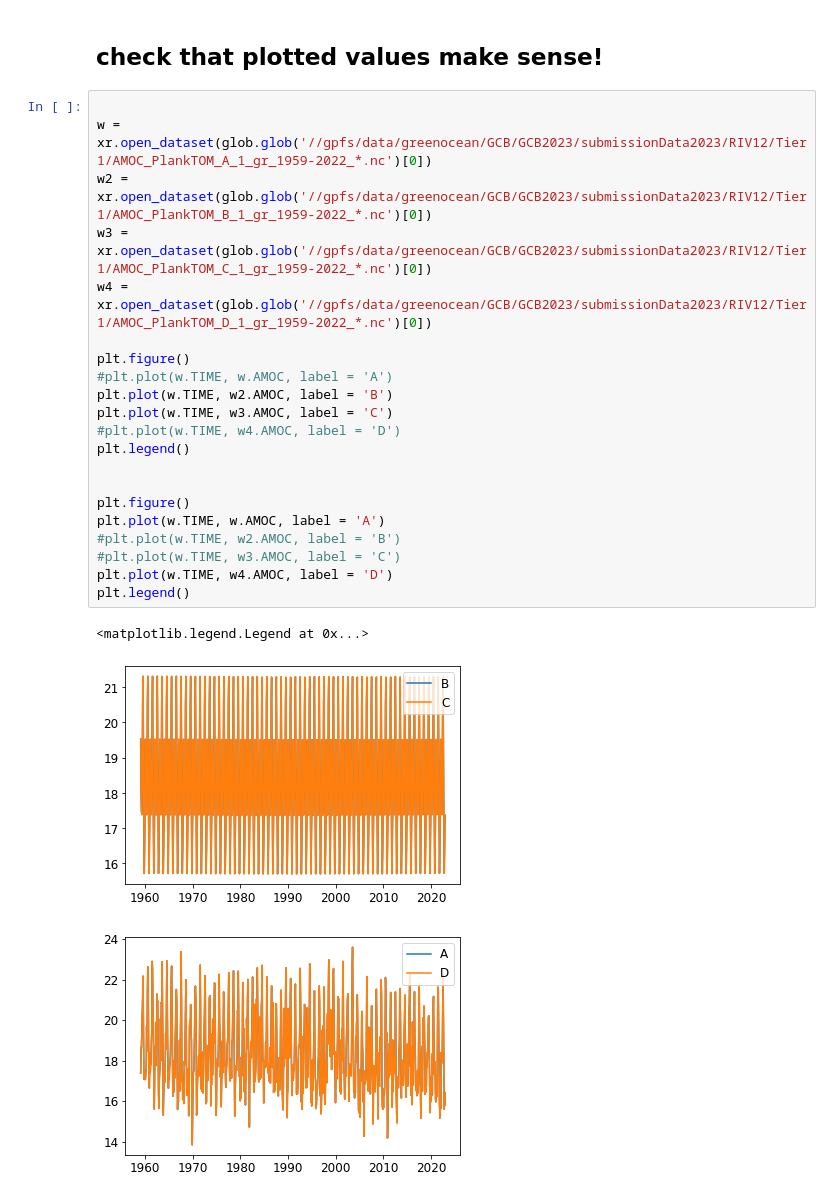
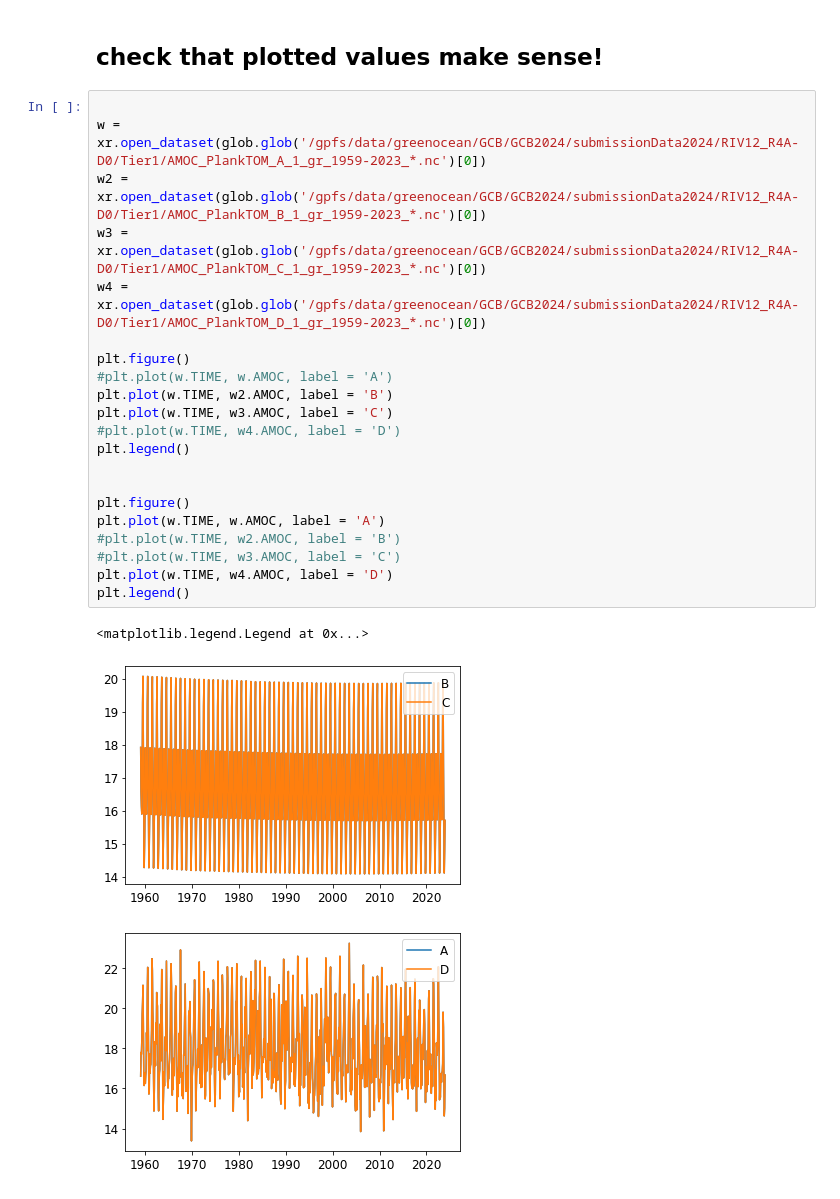
Before and after one commit to tjarnikova/GCB2024, a Jupyter notebook: scripts/makeAMOC_RIV12.ipynb, the cells around one changed output. Cells and saved outputs as stored; diff of their text form.

```diff
--- a/scripts/makeAMOC_RIV12.ipynb
+++ b/scripts/makeAMOC_RIV12.ipynb
@@ -213,26 +149,26 @@ if savehorse:
 ## check that plotted values make sense!
 # %%
 
-w = xr.open_dataset(glob.glob('//gpfs/data/greenocean/GCB/GCB2023/submissionData2023/RIV12/Tier1/AMOC_PlankTOM_A_1_gr_1959-2022_*.nc')[0])
-w2 = xr.open_dataset(glob.glob('//gpfs/data/greenocean/GCB/GCB2023/submissionData2023/RIV12/Tier1/AMOC_PlankTOM_B_1_gr_1959-2022_*.nc')[0])
-w3 = xr.open_dataset(glob.glob('//gpfs/data/greenocean/GCB/GCB2023/submissionData2023/RIV12/Tier1/AMOC_PlankTOM_C_1_gr_1959-2022_*.nc')[0])
-w4 = xr.open_dataset(glob.glob('//gpfs/data/greenocean/GCB/GCB2023/submissionData2023/RIV12/Tier1/AMOC_PlankTOM_D_1_gr_1959-2022_*.nc')[0])
+w = xr.open_dataset(glob.glob('/gpfs/data/greenocean/GCB/GCB2024/submissionData2024/RIV12_R4A-D0/Tier1/AMOC_PlankTOM_A_1_gr_1959-2023_*.nc')[0])
+w2 = xr.open_dataset(glob.glob('/gpfs/data/greenocean/GCB/GCB2024/submissionData2024/RIV12_R4A-D0/Tier1/AMOC_PlankTOM_B_1_gr_1959-2023_*.nc')[0])
+w3 = xr.open_dataset(glob.glob('/gpfs/data/greenocean/GCB/GCB2024/submissionData2024/RIV12_R4A-D0/Tier1/AMOC_PlankTOM_C_1_gr_1959-2023_*.nc')[0])
+w4 = xr.open_dataset(glob.glob('/gpfs/data/greenocean/GCB/GCB2024/submissionData2024/RIV12_R4A-D0/Tier1/AMOC_PlankTOM_D_1_gr_1959-2023_*.nc')[0])
 
 plt.figure()
 #plt.plot(w.TIME, w.AMOC, label = 'A')
 plt.plot(w.TIME, w2.AMOC, label = 'B')
 plt.plot(w.TIME, w3.AMOC, label = 'C')
 #plt.plot(w.TIME, w4.AMOC, label = 'D')
 plt.legend()
 
 
 plt.figure()
 plt.plot(w.TIME, w.AMOC, label = 'A')
 #plt.plot(w.TIME, w2.AMOC, label = 'B')
 #plt.plot(w.TIME, w3.AMOC, label = 'C')
 plt.plot(w.TIME, w4.AMOC, label = 'D')
 plt.legend()
 # %% [output]
 <matplotlib.legend.Legend at 0x...>
-[figure, old version]
+[figure, new version]
-[figure, old version]
+[figure, new version]
```
Also changed, not shown: parts of 8 cells of this notebook, 5 other files.
